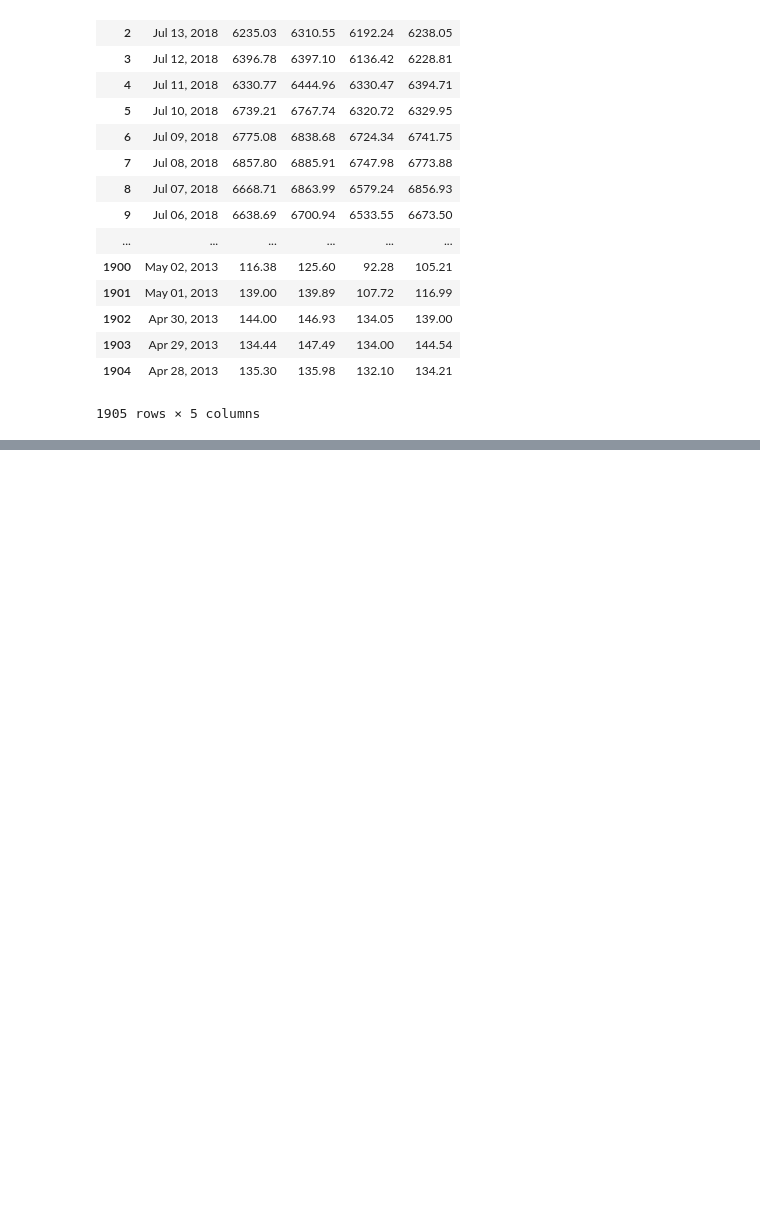
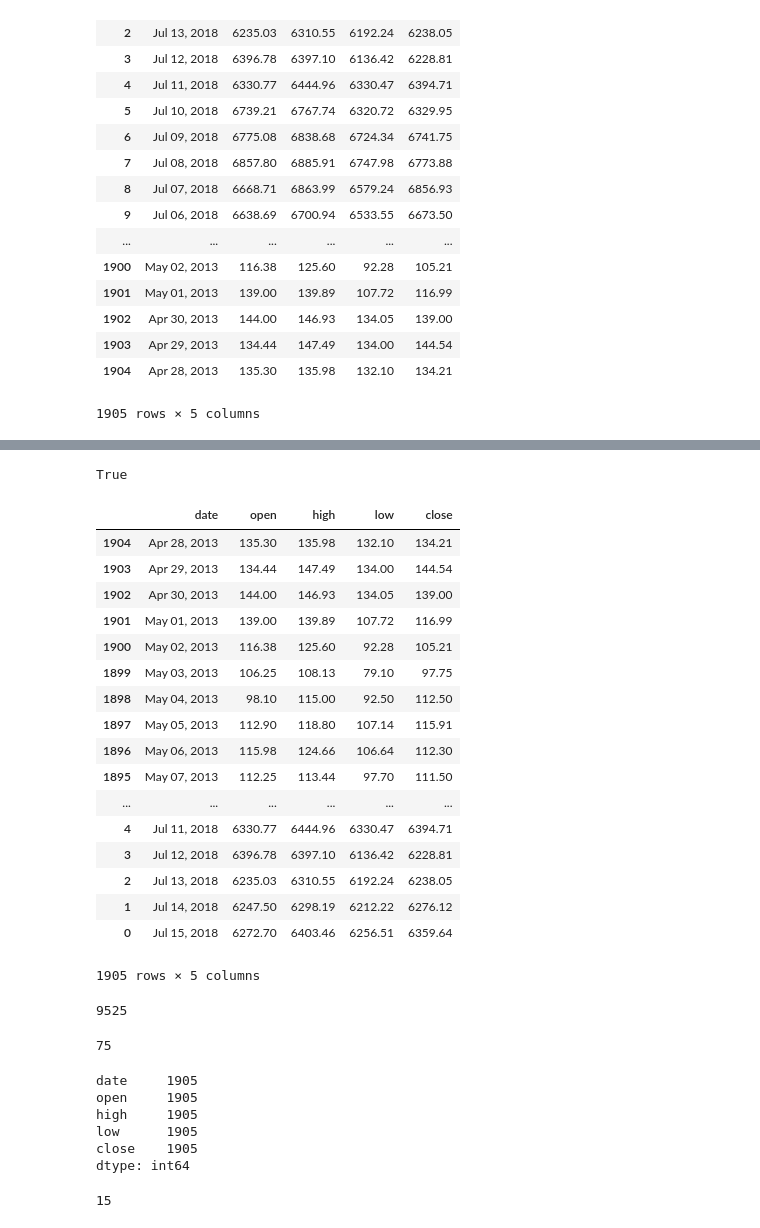
Before and after one commit to bmwant/erlrank, a Jupyter notebook: pitonio/notebooks/explore_bitcoin_data.ipynb, the cells around one changed output, grey strips where cells are left out. Cells and saved outputs as stored; diff of their text form; code cells hidden in the pictures; blank space fills up the shorter version.

```diff
--- a/pitonio/notebooks/explore_bitcoin_data.ipynb
+++ b/pitonio/notebooks/explore_bitcoin_data.ipynb
@@ -25,0 +73,4 @@ df
+# %%
+df.all(axis=1).all()
+# %% [output]
+True
@@ -25,0 +79,27 @@ df
+# %%
+df_asc = df.iloc[::-1]
+# %%
+df_asc
+# %% [output]
+|  | date | open | high | low | close |
+| 1904 | Apr 28, 2013 | 135.30 | 135.98 | 132.10 | 134.21 |
+| 1903 | Apr 29, 2013 | 134.44 | 147.49 | 134.00 | 144.54 |
+| 1902 | Apr 30, 2013 | 144.00 | 146.93 | 134.05 | 139.00 |
+| 1901 | May 01, 2013 | 139.00 | 139.89 | 107.72 | 116.99 |
+| 1900 | May 02, 2013 | 116.38 | 125.60 | 92.28 | 105.21 |
+| 1899 | May 03, 2013 | 106.25 | 108.13 | 79.10 | 97.75 |
+| 1898 | May 04, 2013 | 98.10 | 115.00 | 92.50 | 112.50 |
+| 1897 | May 05, 2013 | 112.90 | 118.80 | 107.14 | 115.91 |
+| 1896 | May 06, 2013 | 115.98 | 124.66 | 106.64 | 112.30 |
+| 1895 | May 07, 2013 | 112.25 | 113.44 | 97.70 | 111.50 |
+| ... | ... | ... | ... | ... | ... |
+| 4 | Jul 11, 2018 | 6330.77 | 6444.96 | 6330.47 | 6394.71 |
+| 3 | Jul 12, 2018 | 6396.78 | 6397.10 | 6136.42 | 6228.81 |
+| 2 | Jul 13, 2018 | 6235.03 | 6310.55 | 6192.24 | 6238.05 |
+| 1 | Jul 14, 2018 | 6247.50 | 6298.19 | 6212.22 | 6276.12 |
+| 0 | Jul 15, 2018 | 6272.70 | 6403.46 | 6256.51 | 6359.64 |
+1905 rows × 5 columns
+# %%
+df.size
+# %% [output]
+9525
@@ -25,0 +122,17 @@ df
+# %%
+df_test.size
+# %% [output]
+75
+# %%
+df_asc.count()
+# %% [output]
+date     1905
+open     1905
+high     1905
+low      1905
+close    1905
+dtype: int64
+# %%
+len(df_test.index)
+# %% [output]
+15
```
Also changed, not shown: parts of 12 cells of this notebook.
